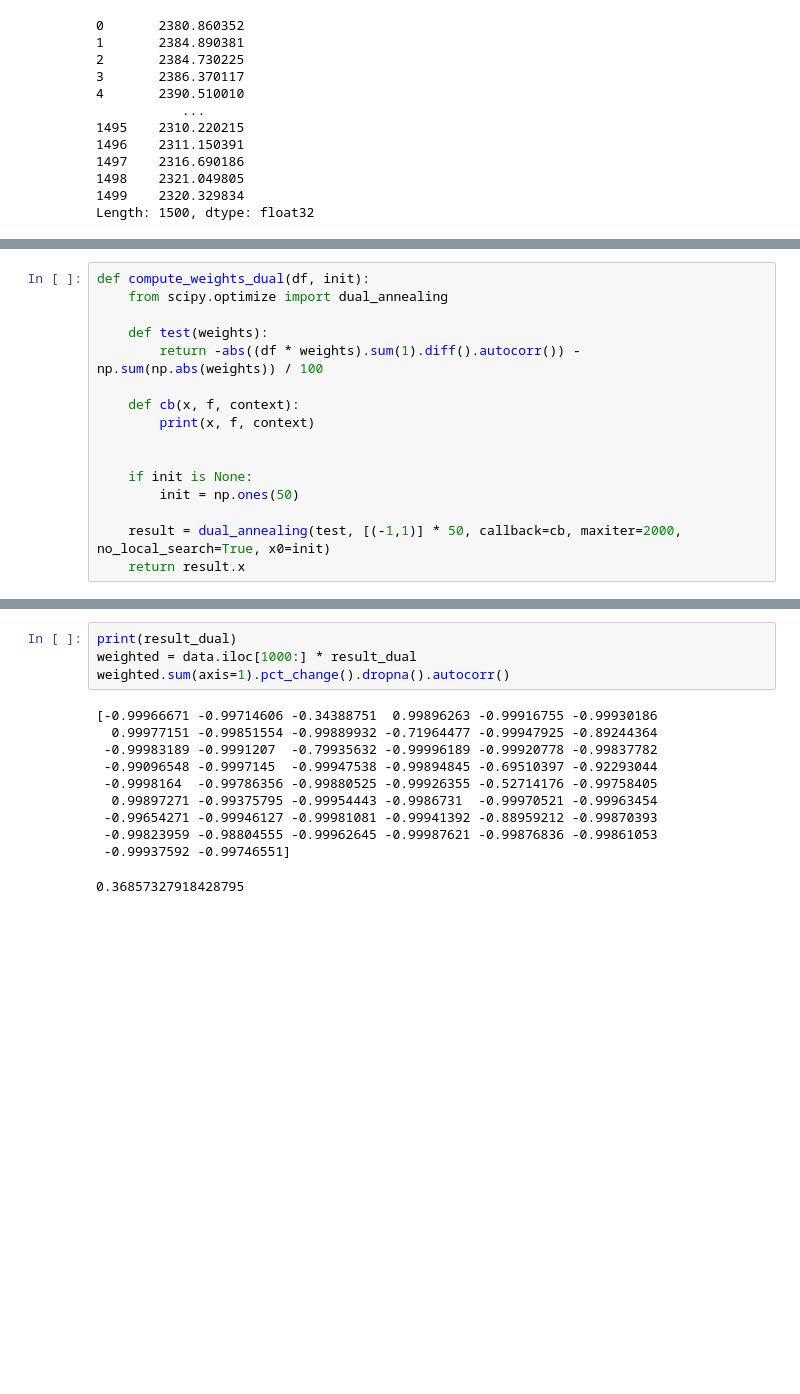
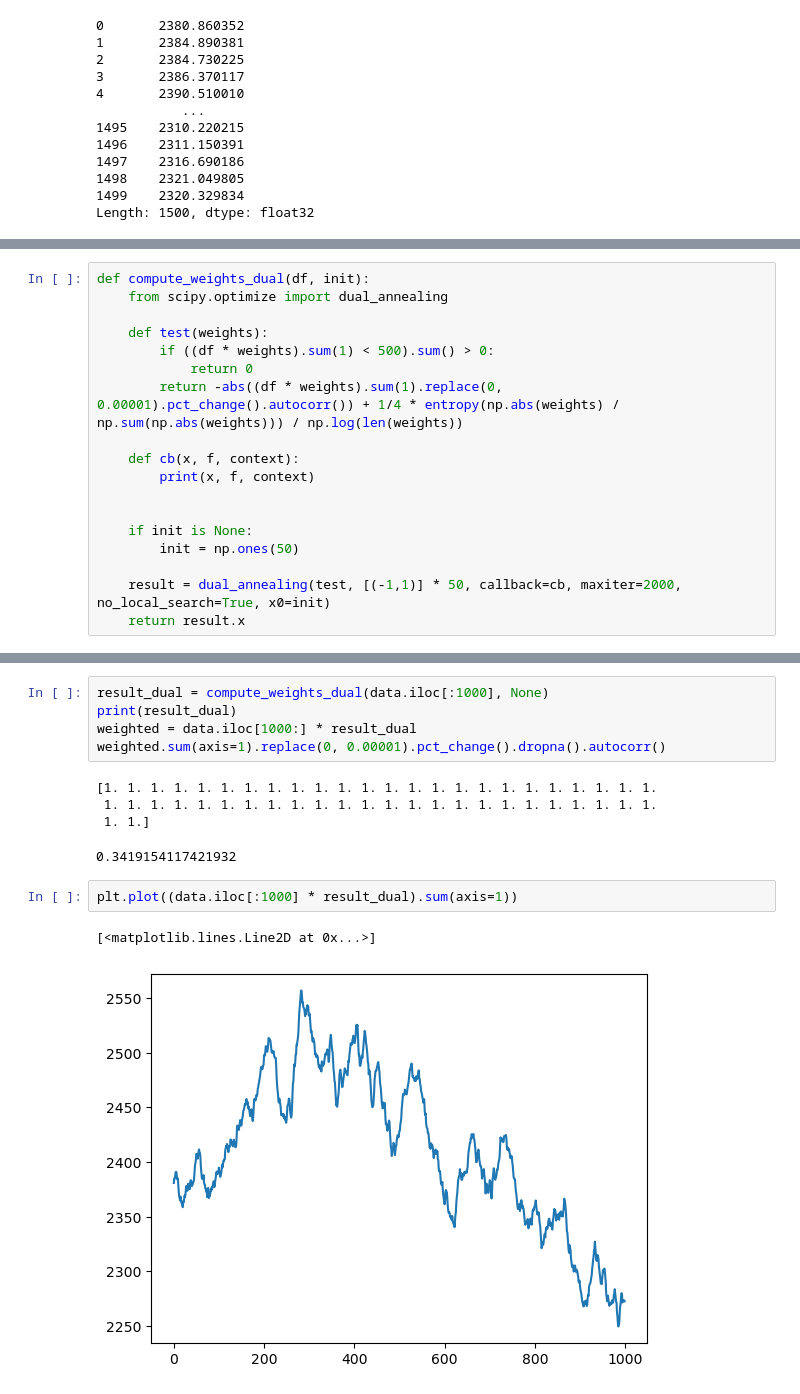
Before and after one commit to Troppydash/algothon2025, a Jupyter notebook: analysis/corr_comb_frenzy.ipynb, the cells around one changed output, grey strips where cells are left out. Drawn from its saved outputs; the diff is of its cells as text; blank space fills up the shorter version.

```diff
--- a/analysis/corr_comb_frenzy.ipynb
+++ b/analysis/corr_comb_frenzy.ipynb
@@ -270,7 +275,9 @@ def compute_weights_dual(df, init):
     from scipy.optimize import dual_annealing
 
     def test(weights):
-        return -abs((df * weights).sum(1).diff().autocorr()) - np.sum(np.abs(weights)) / 100
+        if ((df * weights).sum(1) < 500).sum() > 0:
+            return 0
+        return -abs((df * weights).sum(1).replace(0, 0.00001).pct_change().autocorr()) + 1/4 * entropy(np.abs(weights) / np.sum(np.abs(weights))) / np.log(len(weights))
 
     def cb(x, f, context):
         print(x, f, context)
@@ -327,18 +336,18 @@ KeyboardInterrupt:
 # %%
+result_dual = compute_weights_dual(data.iloc[:1000], None)
 print(result_dual)
 weighted = data.iloc[1000:] * result_dual
-weighted.sum(axis=1).pct_change().dropna().autocorr()
+weighted.sum(axis=1).replace(0, 0.00001).pct_change().dropna().autocorr()
 # %% [output]
-[-0.99966671 -0.99714606 -0.34388751  0.99896263 -0.99916755 -0.99930186
-  0.99977151 -0.99851554 -0.99889932 -0.71964477 -0.99947925 -0.89244364
- -0.99983189 -0.9991207  -0.79935632 -0.99996189 -0.99920778 -0.99837782
- -0.99096548 -0.9997145  -0.99947538 -0.99894845 -0.69510397 -0.92293044
- -0.9998164  -0.99786356 -0.99880525 -0.99926355 -0.52714176 -0.99758405
-  0.99897271 -0.99375795 -0.99954443 -0.9986731  -0.99970521 -0.99963454
- -0.99654271 -0.99946127 -0.99981081 -0.99941392 -0.88959212 -0.99870393
- -0.99823959 -0.98804555 -0.99962645 -0.99987621 -0.99876836 -0.99861053
- -0.99937592 -0.99746551]
+[1. 1. 1. 1. 1. 1. 1. 1. 1. 1. 1. 1. 1. 1. 1. 1. 1. 1. 1. 1. 1. 1. 1. 1.
+ 1. 1. 1. 1. 1. 1. 1. 1. 1. 1. 1. 1. 1. 1. 1. 1. 1. 1. 1. 1. 1. 1. 1. 1.
+ 1. 1.]
-0.36857327918428795
+0.3419154117421932
+# %%
+plt.plot((data.iloc[:1000] * result_dual).sum(axis=1))
+# %% [output]
+[<matplotlib.lines.Line2D at 0x...>]
+[figure, added]
 # %%
 print(list(result_dual))
 # %% [output]
```
Also changed, not shown: parts of 16 cells of this notebook, 2 other files.
